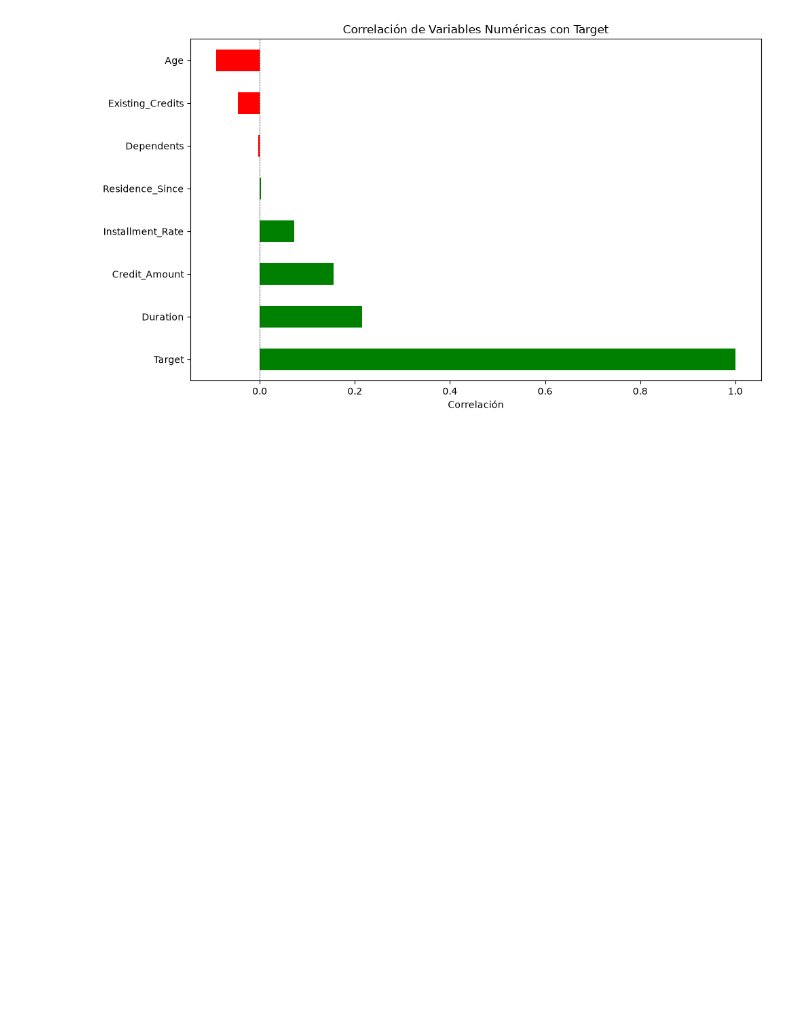
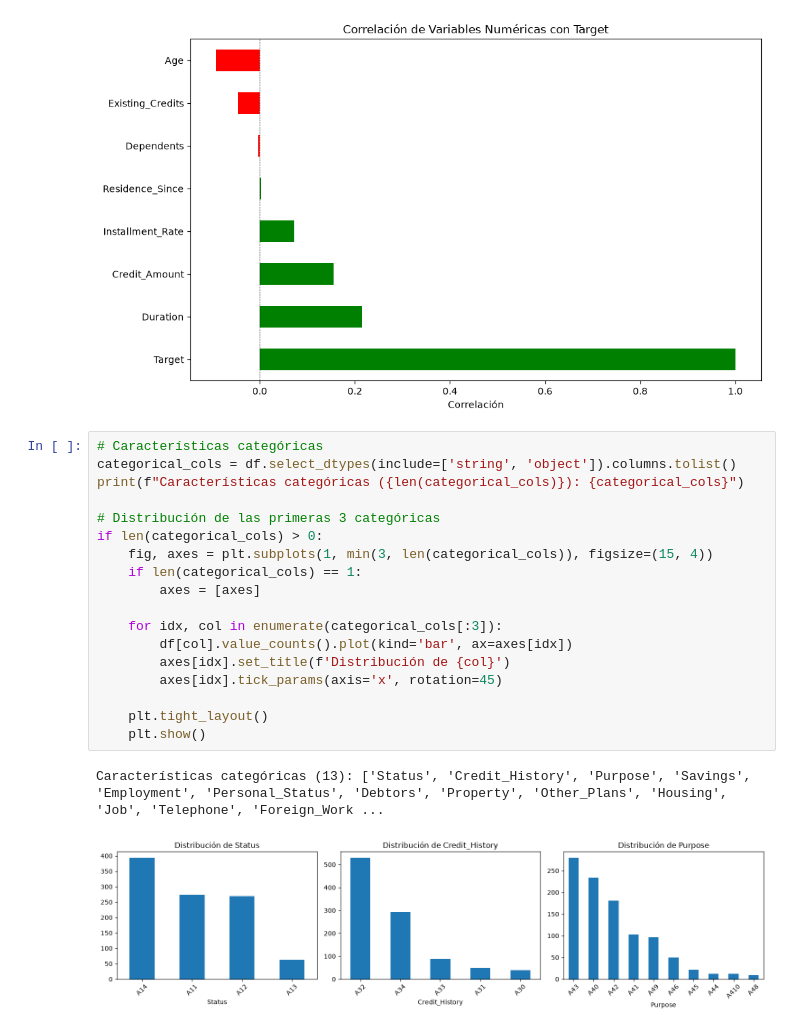
Before and after one commit to jorgeturcott/credit-risk-datascience, a Jupyter notebook: 01-PD-Prediction/notebooks/01_explanatory_data_analysis.ipynb, the cells around one changed output. Drawn from its saved outputs; the diff is of its cells as text; blank space fills up the shorter version.

```diff
--- a/01-PD-Prediction/notebooks/01_explanatory_data_analysis.ipynb
+++ b/01-PD-Prediction/notebooks/01_explanatory_data_analysis.ipynb
@@ -111,3 +111,24 @@ Existing_Credits   -0.045732
 Age                -0.091127
 dtype: float64
 [figure]
+# %%
+# Características categóricas
+categorical_cols = df.select_dtypes(include=['string', 'object']).columns.tolist()
+print(f"Características categóricas ({len(categorical_cols)}): {categorical_cols}")
+
+# Distribución de las primeras 3 categóricas
+if len(categorical_cols) > 0:
+    fig, axes = plt.subplots(1, min(3, len(categorical_cols)), figsize=(15, 4))
+    if len(categorical_cols) == 1:
+        axes = [axes]
+
+    for idx, col in enumerate(categorical_cols[:3]):
+        df[col].value_counts().plot(kind='bar', ax=axes[idx])
+        axes[idx].set_title(f'Distribución de {col}')
+        axes[idx].tick_params(axis='x', rotation=45)
+
+    plt.tight_layout()
+    plt.show()
+# %% [output]
+Características categóricas (13): ['Status', 'Credit_History', 'Purpose', 'Savings', 'Employment', 'Personal_Status', 'Debtors', 'Property', 'Other_Plans', 'Housing', 'Job', 'Telephone', 'Foreign_Work ...
+[figure, added]
```
Also changed, not shown: parts of 1 cell of this notebook, 1 other file.
